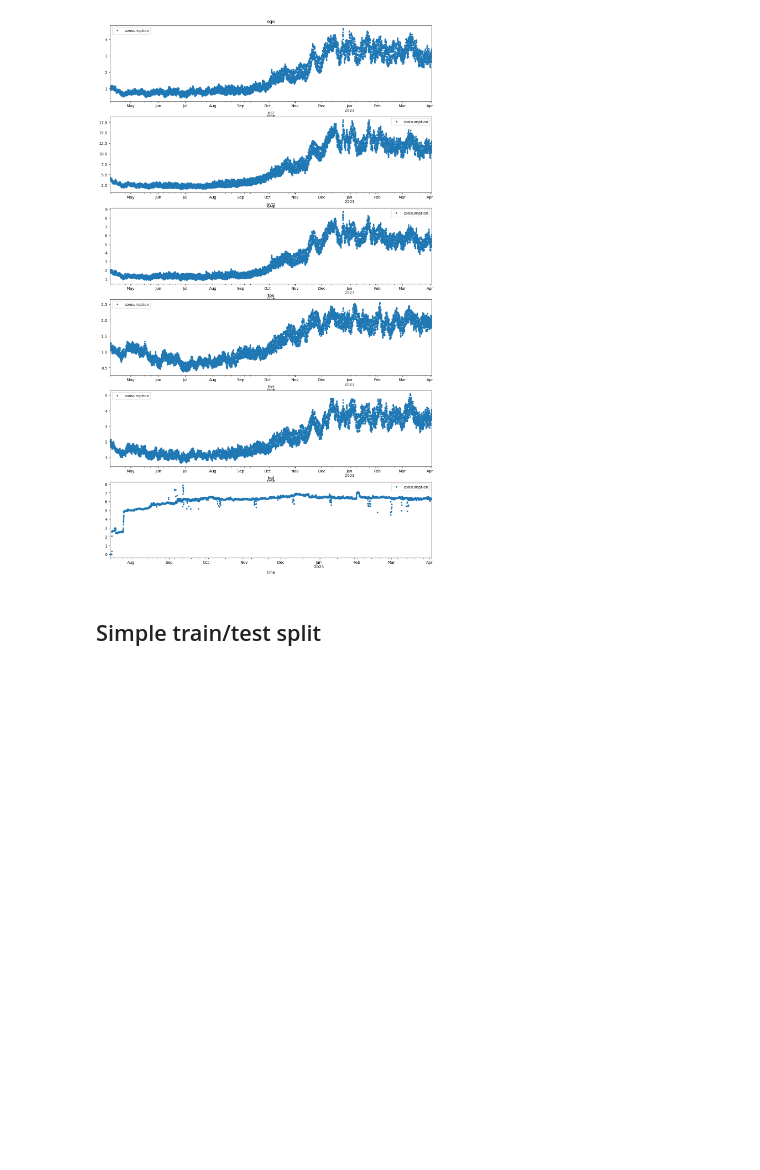
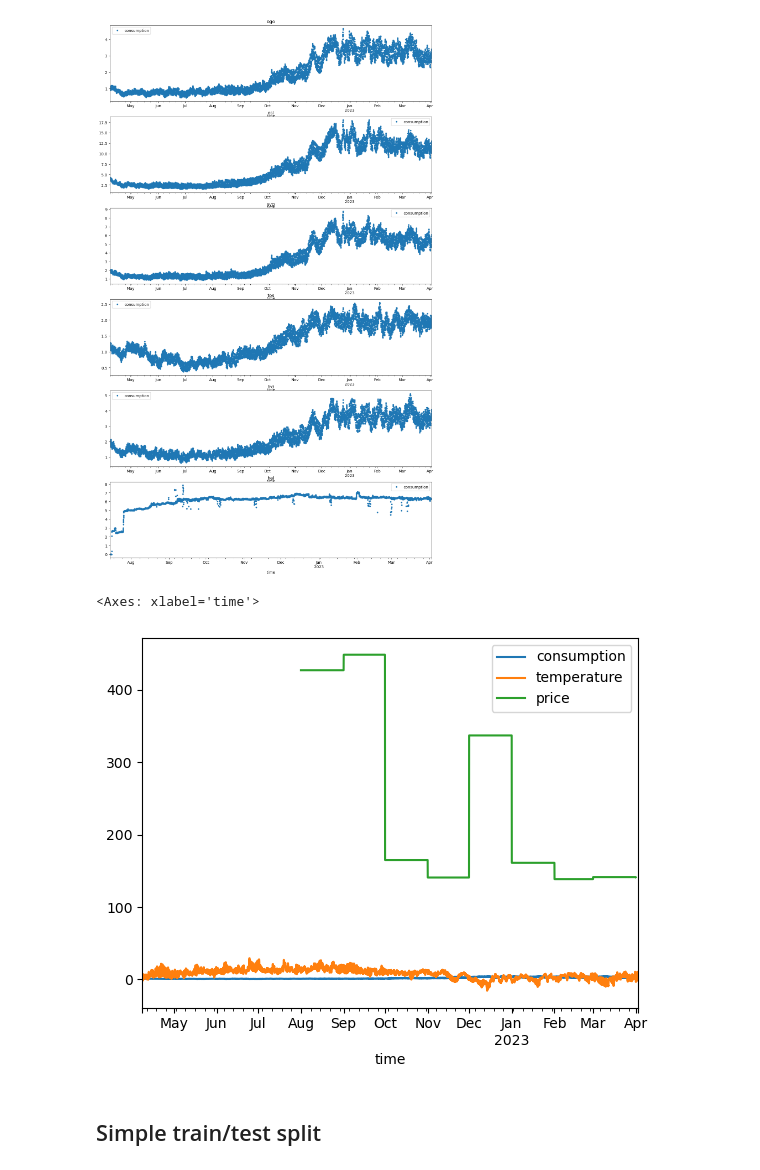
Before and after one commit to elibir/tdt4259-group75, a Jupyter notebook: xgboost.ipynb, the cells around one changed output. Cells and saved outputs as stored; diff of their text form; code cells hidden in the pictures; blank space fills up the shorter version.

```diff
--- a/xgboost.ipynb
+++ b/xgboost.ipynb
@@ -69,6 +64,11 @@ for df in locations:
 8641
 6289
 [figure]
+# %%
+bgo.plot()
+# %% [output]
+<Axes: xlabel='time'>
+[figure, added]
 # %% [markdown]
 ## Simple train/test split
 # %%
```
Also changed, not shown: parts of 2 cells of this notebook.
